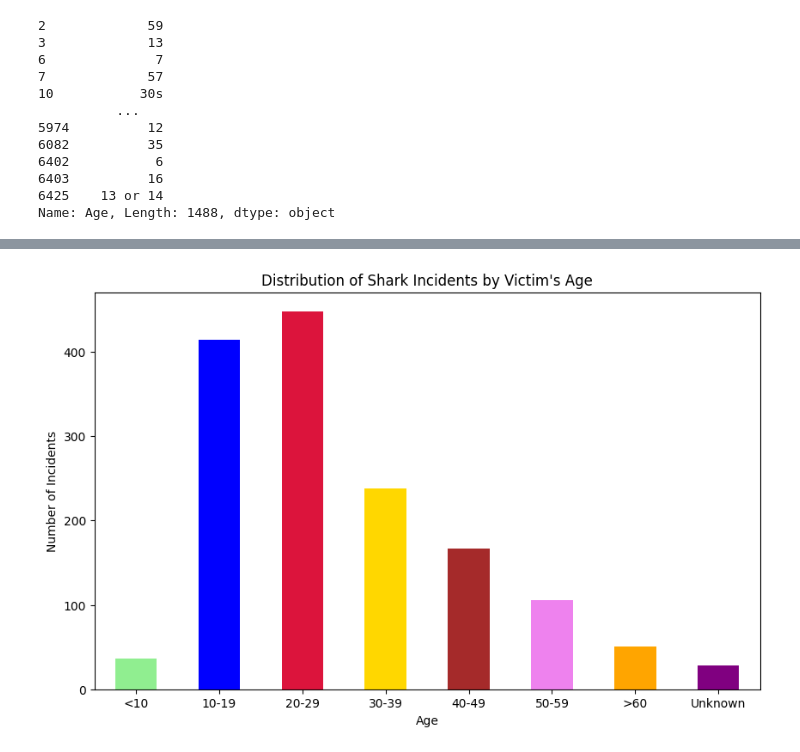
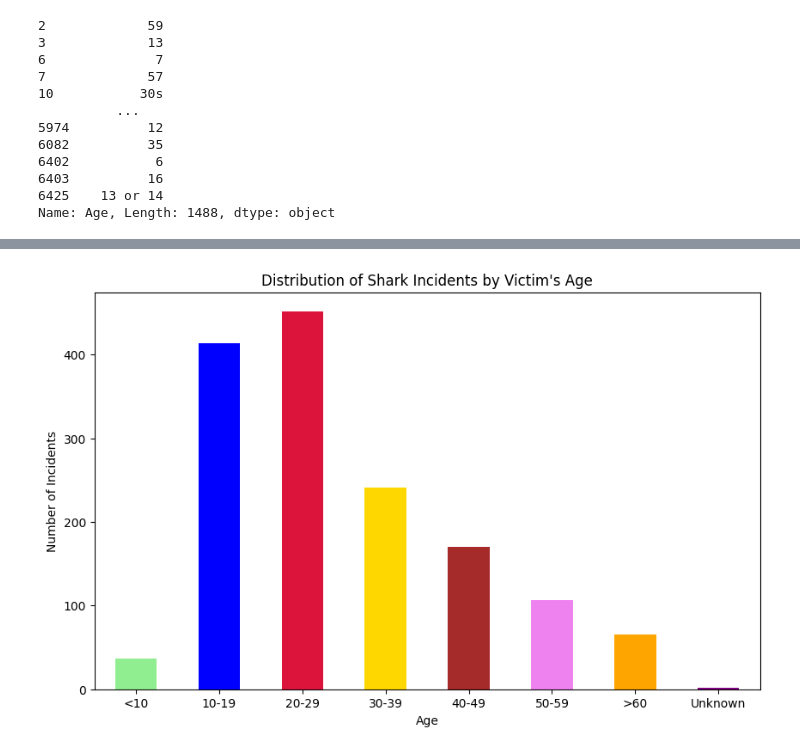
Before and after one commit to HelenaBVS/shark-attack-fatality-heatmap, a Jupyter notebook: global-shark-attack-heatmap.ipynb, the cells around one changed output, grey strips where cells are left out. Drawn from its saved outputs; the diff is of its cells as text; code cells hidden in the pictures.

```diff
--- a/global-shark-attack-heatmap.ipynb
+++ b/global-shark-attack-heatmap.ipynb
@@ -648,10 +648,15 @@ print(df['Age'])
 Name: Age, Length: 1488, dtype: object
 # %%
 # Cleaning the Age variable
+import re
+
+def convert_to_int(string):
+    return int(re.sub("[^0-9]", "", string))
+
 # Function to standardize Age
 def standardize_age_towards_ranges(age):
     try:
-        age = int(age)
+        age = convert_to_int(age)
 
         if age < 10:
             return "<10"
@@ -697,17 +702,17 @@ df['Age']
 Name: Age, Length: 1488, dtype: object
 # %%
 # Plot bar chart to visualize the distribution of shark attacks by victim's age
-time_counts = df['Age'].value_counts()
+age_counts = df['Age'].value_counts()
 
 plt.figure(figsize=(10, 6))
-# time_counts.plot(kind='bar', color=['crimson', 'gold', 'lightgreen', 'violet'])
+# age_counts.plot(kind='bar', color=['crimson', 'gold', 'lightgreen', 'violet'])
 ages_order = ["<10", "10-19", "20-29", "30-39", "40-49", "50-59", ">60", "Unknown"]
-# time_counts.loc[ages_order].plot(kind='bar', color=['crimson', 'gold', 'lightgreen', 'violet', 'brown', 'blue', 'orange', 'purple'])
-time_counts.loc[ages_order].plot(kind='bar', color=['lightgreen', 'blue', 'crimson', 'gold', 'brown', 'violet', 'orange', 'purple'])
+# age_counts.loc[ages_order].plot(kind='bar', color=['crimson', 'gold', 'lightgreen', 'violet', 'brown', 'blue', 'orange', 'purple'])
+age_counts.loc[ages_order].plot(kind='bar', color=['lightgreen', 'blue', 'crimson', 'gold', 'brown', 'violet', 'orange', 'purple'])
 plt.title('Distribution of Shark Incidents by Victim\'s Age')
 plt.xlabel('Age')
 plt.ylabel('Number of Incidents')
 plt.xticks(rotation=0)
 plt.show()
 # %% [output]
-[figure, old version]
+[figure, new version]
```
Also changed, not shown: parts of 4 cells of this notebook.
